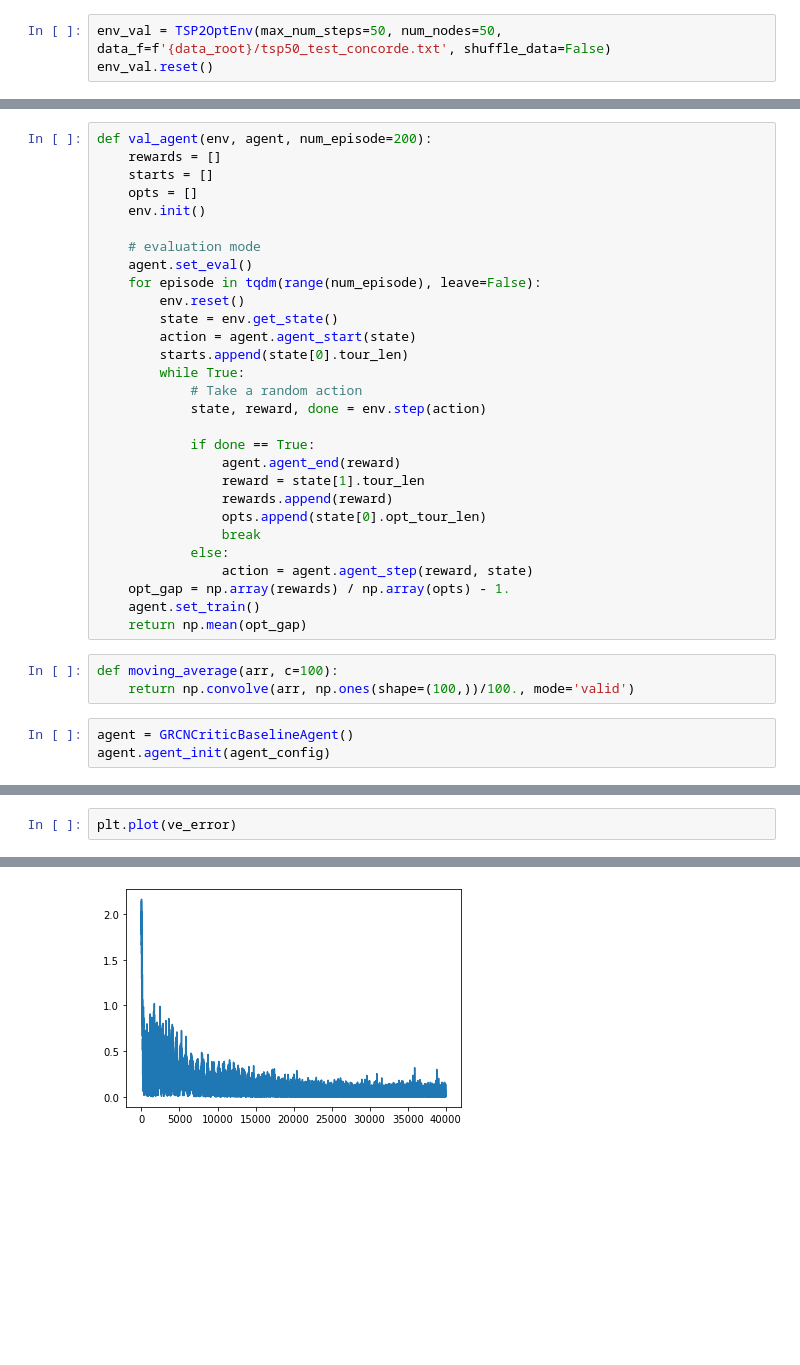
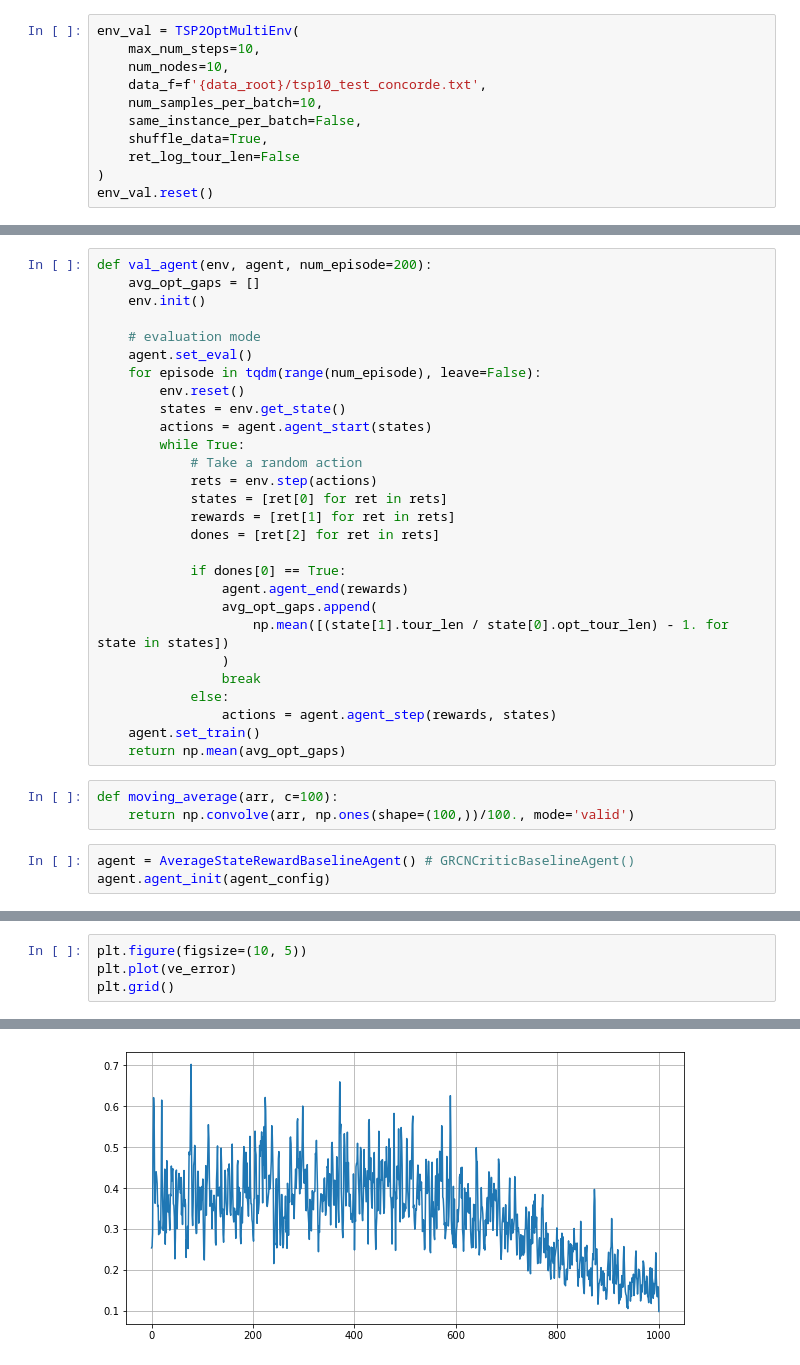
Before and after one commit to whong92/deep-ls, a Jupyter notebook: multi-instance-training.ipynb, the cells around one changed output, grey strips where cells are left out. Saved outputs shown, nothing was run; the diff lists cells and outputs as text; blank space fills up the shorter version.

Commit message:
wmulti-instance-training
average reward baseline imp

fix optimizer zero grad bug

```diff
--- a/multi-instance-training.ipynb
+++ b/multi-instance-training.ipynb
@@ -36,6 +50,14 @@ env = TSP2OptEnv(max_num_steps=50, num_nodes=50, data_f=f'{data_root}/tsp50_conc
 env.reset()
 # %%
-env_val = TSP2OptEnv(max_num_steps=50, num_nodes=50, data_f=f'{data_root}/tsp50_test_concorde.txt', shuffle_data=False)
+env_val = TSP2OptMultiEnv(
+    max_num_steps=10,
+    num_nodes=10,
+    data_f=f'{data_root}/tsp10_test_concorde.txt',
+    num_samples_per_batch=10,
+    same_instance_per_batch=False,
+    shuffle_data=True,
+    ret_log_tour_len=False
+)
 env_val.reset()
 # %%
 agent_config = {
@@ -69,35 +93,34 @@ train_episodes = 40000
 # %%
 def val_agent(env, agent, num_episode=200):
-    rewards = []
-    starts = []
-    opts = []
+    avg_opt_gaps = []
     env.init()
 
     # evaluation mode
     agent.set_eval()
     for episode in tqdm(range(num_episode), leave=False):
         env.reset()
-        state = env.get_state()
-        action = agent.agent_start(state)
-        starts.append(state[0].tour_len)
+        states = env.get_state()
+        actions = agent.agent_start(states)
         while True:
             # Take a random action
-            state, reward, done = env.step(action)
+            rets = env.step(actions)
+            states = [ret[0] for ret in rets]
+            rewards = [ret[1] for ret in rets]
+            dones = [ret[2] for ret in rets]
 
-            if done == True:
-                agent.agent_end(reward)
-                reward = state[1].tour_len
-                rewards.append(reward)
-                opts.append(state[0].opt_tour_len)
+            if dones[0] == True:
+                agent.agent_end(rewards)
+                avg_opt_gaps.append(
+                    np.mean([(state[1].tour_len / state[0].opt_tour_len) - 1. for state in states])
+                )
                 break
             else:
-                action = agent.agent_step(reward, state)
-    opt_gap = np.array(rewards) / np.array(opts) - 1.
+                actions = agent.agent_step(rewards, states)
     agent.set_train()
-    return np.mean(opt_gap)
+    return np.mean(avg_opt_gaps)
 # %%
 def moving_average(arr, c=100):
     return np.convolve(arr, np.ones(shape=(100,))/100., mode='valid')
 # %%
-agent = GRCNCriticBaselineAgent()
+agent = AverageStateRewardBaselineAgent() # GRCNCriticBaselineAgent()
 agent.agent_init(agent_config)
@@ -181,3 +197,5 @@ plt.grid()
 # %%
+plt.figure(figsize=(10, 5))
 plt.plot(ve_error)
+plt.grid()
 # %% [output]
@@ -185 +202 @@ plt.plot(ve_error)
-[figure, old version]
+[figure, new version]
```
Also changed, not shown: parts of 14 cells of this notebook, 14 other files.
